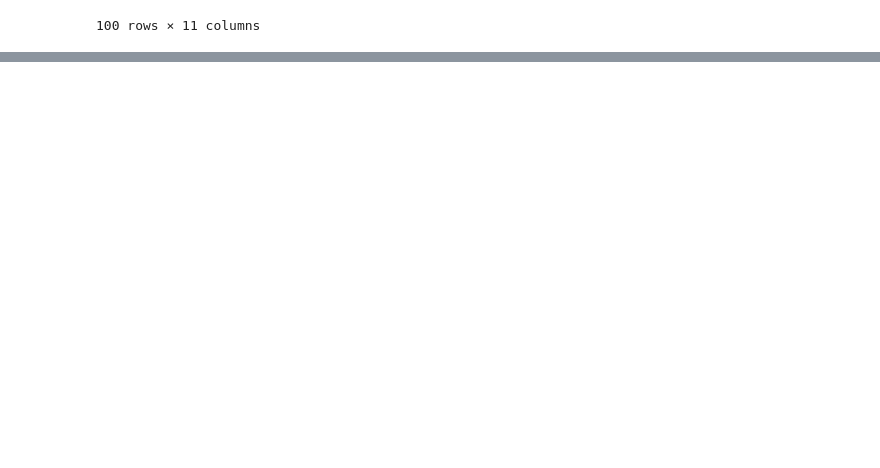
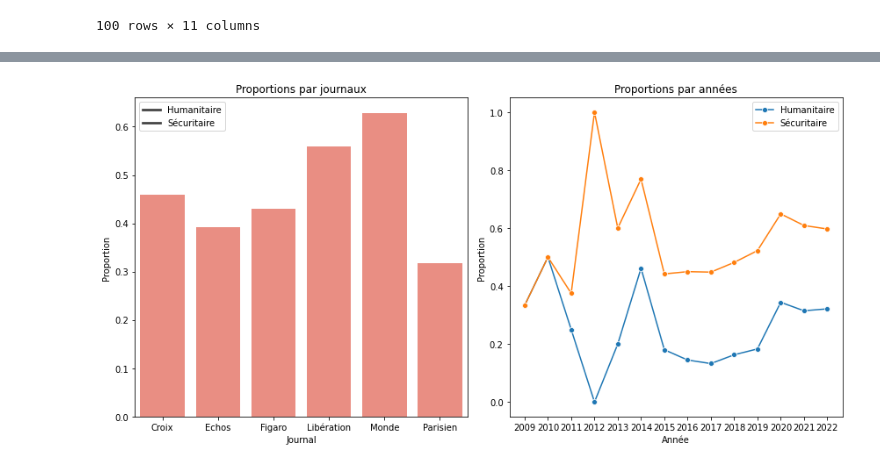
Before and after one commit to cmllbll/Projet_DSSS_2023, a Jupyter notebook: Humanitaire-securitaire.ipynb, the cells around one changed output, grey strips where cells are left out. Drawn from its saved outputs; the diff is of its cells as text; code cells hidden in the pictures; blank space fills up the shorter version.

```diff
--- a/Humanitaire-securitaire.ipynb
+++ b/Humanitaire-securitaire.ipynb
@@ -531,0 +534,4 @@ See the caveats in the documentation: https://pandas.pydata.org/pandas-docs/stab
+# %%
+# Données annotées
+gs = pd.read_csv('./data_cleaned/gold_standard_annote.csv')
+gs.head()
@@ -531,0 +899,3 @@ See the caveats in the documentation: https://pandas.pydata.org/pandas-docs/stab
+# %%
+df_cleaned = pd.read_csv('./data_cleaned/corpus_cleaned_PAMPLEMOUSSE.csv',sep=";")
+df_cleaned.head()
@@ -531,0 +966,56 @@ See the caveats in the documentation: https://pandas.pydata.org/pandas-docs/stab
+# %%
+import pandas as pd
+import matplotlib.pyplot as plt
+import seaborn as sns
+
+# Analyser la proportion d'articles de chaque type
+print("Proportion d'articles classés comme humanitaires et sécuritaires :")
+prop_humanitaire = df_cleaned['is_humanitaire_pred'].mean()
+prop_securitaire = df_cleaned['is_securitaire_pred'].mean()
+print(f"Humanitaires : {prop_humanitaire * 100:.2f}%")
+print(f"Sécuritaires : {prop_securitaire * 100:.2f}%")
+
+# Segmentation par journaux
+print("\nAnalyse par journaux :")
+grouped_by_journal = df_cleaned.groupby('CJournal')
+journal_analysis = grouped_by_journal.agg({
+    'is_humanitaire_pred': 'mean',
+    'is_securitaire_pred': 'mean'
+})
+print(journal_analysis)
+
+# Segmentation par années
+print("\nAnalyse par années :")
+df_cleaned["Année"] = df_cleaned["Date"].apply(lambda x: x[:4])
+grouped_by_year = df_cleaned.groupby('Année')
+year_analysis = grouped_by_year.agg({
+    'is_humanitaire_pred': 'mean',
+    'is_securitaire_pred': 'mean'
+})
+print(year_analysis)
+
+# Visualisation des proportions d'articles classés humanitaires et sécuritaires
+plt.figure(figsize=(12, 6))
+
+# Graphique à barres pour les journaux
+plt.subplot(1, 2, 1)
+sns.barplot(x=journal_analysis.index, y='is_humanitaire_pred', data=journal_analysis, color='skyblue')
+sns.barplot(x=journal_analysis.index, y='is_securitaire_pred', data=journal_analysis, color='salmon')
+plt.title("Proportions par journaux")
+plt.xlabel("Journal")
+plt.ylabel("Proportion")
+plt.legend(["Humanitaire", "Sécuritaire"])
+
+# Graphique à lignes pour les années
+plt.subplot(1, 2, 2)
+sns.lineplot(x=year_analysis.index, y='is_humanitaire_pred', data=year_analysis, label='Humanitaire', marker='o')
+sns.lineplot(x=year_analysis.index, y='is_securitaire_pred', data=year_analysis, label='Sécuritaire', marker='o')
+plt.title("Proportions par années")
+plt.xlabel("Année")
+plt.ylabel("Proportion")
+plt.legend()
+
+# Afficher les graphiques
+plt.tight_layout()
+plt.show()
+# %% [output]
@@ -531,0 +1039 @@ See the caveats in the documentation: https://pandas.pydata.org/pandas-docs/stab
+[figure, added]
```
Also changed, not shown: parts of 18 cells of this notebook, 3 other files.
